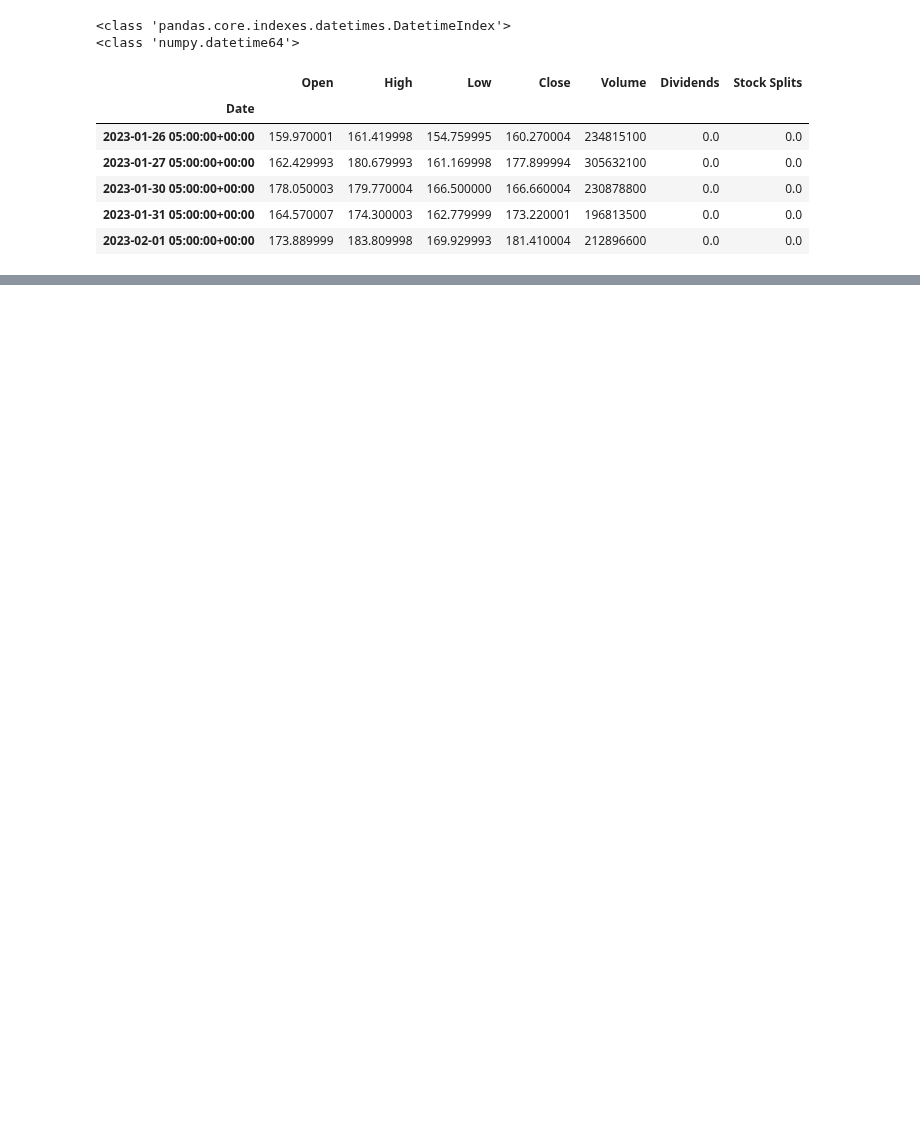
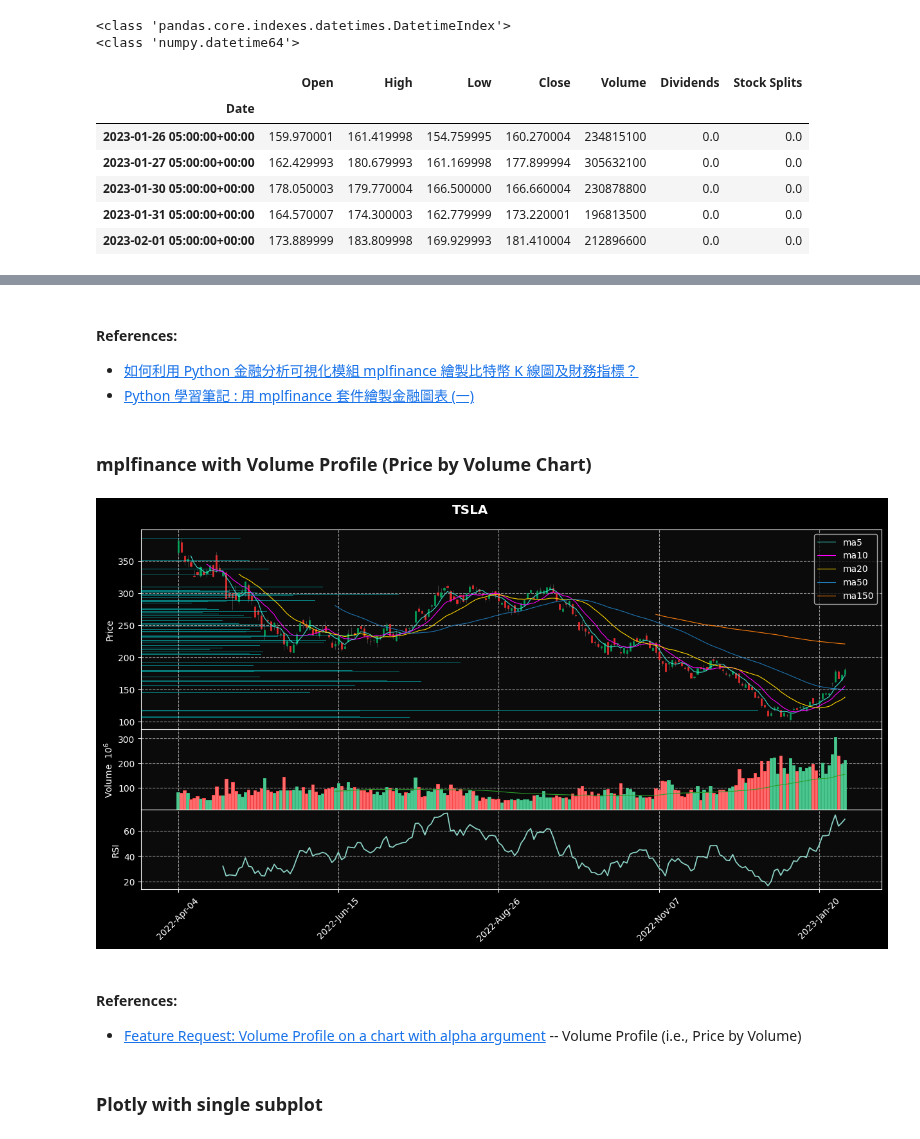
Before and after one commit to yorkjong/colab, a Jupyter notebook: ViStock.ipynb, the cells around one changed output, grey strips where cells are left out. Drawn from its saved outputs; the diff is of its cells as text; code cells hidden in the pictures; blank space fills up the shorter version.

```diff
--- a/ViStock.ipynb
+++ b/ViStock.ipynb
@@ -162,3 +162,66 @@ plt.show()
+# %% [markdown]
+#### References:
+* [如何利用 Python 金融分析可視化模組 mplfinance 繪製比特幣 K 線圖及財務指標？](https://www.grenade.tw/blog/how-to-use-the-python-financial-analysis-visualization-module-mplfinance/)
+* [Python 學習筆記 : 用 mplfinance 套件繪製金融圖表 (一)](https://yhhuang1966.blogspot.com/2022/09/python-mplfinance.html)
+# %% [markdown]
+### mplfinance with Volume Profile (Price by Volume Chart)
+# %%
+"""
+data from yfinance
+plot with mplfinance
+specialty: Price by Volume Chart
+"""
+import yfinance as yf
+import matplotlib.pyplot as plt
+import mplfinance as mpf
+from talib import abstract
+
+
+# Download stock data
+ticker = "TSLA"
+df = yf.Ticker(ticker).history(period="10mo")
+
+ma_days = (5, 10, 20, 50, 150)
+
+# Add Volume Moving Average
+vma = mpf.make_addplot(df['Volume'], type='line', linestyle='', panel=1, mav=50)
+
+# Add RSI
+RSI = lambda df, period: abstract.RSI(df, timeperiod=period)
+rsi = mpf.make_addplot(RSI(df['Close'], 14), panel=2, ylabel='RSI')
+
+# make a customized color style
+mc = mpf.make_marketcolors(base_mpf_style='yahoo')
+s = mpf.make_mpf_style(base_mpf_style='nightclouds', marketcolors=mc)
+
+# Plot candlesticks MA, volume, volume MA, RSI
+fig, axes = mpf.plot(
+    df, type='candle', mav=ma_days,     # candlestick and MA
+    volume=True, addplot=[vma, rsi],    # volume, volume MA, RSI
+    style=s, figsize=(16, 8),
+    returnfig=True
+)
+axes[0].legend([f'ma{d}' for d in ma_days], loc='upper right')
+fig.suptitle(f"{ticker}", y=0.93)
+
+# Volume Profile
+bucket_size = 0.0012 * max(df['Close'])
+volprofile  = df['Volume'].groupby(df['Close'].apply(lambda x: bucket_size*round(x/bucket_size,0))).sum()
+
+vpax = fig.add_axes(axes[0].get_position())
+vpax.set_axis_off()
+vpax.set_xlim(right=1.2*max(volprofile.values))
+vpax.barh(volprofile.keys().values, volprofile.values, height=0.75*bucket_size, align='center', color='cyan', alpha=0.45)
+
+# Show
+mpf.show()  # plt.show()
+# %% [output]
+[figure, added]
+# %% [markdown]
+#### References:
+* [Feature Request: Volume Profile on a chart with alpha argument](https://github.com/matplotlib/mplfinance/issues/162) -- Volume Profile (i.e., Price by Volume)
+# %% [markdown]
+### Plotly with single subplot
 # %%
 """
 data from yfinance
```
Also changed, not shown: parts of 16 cells of this notebook.
